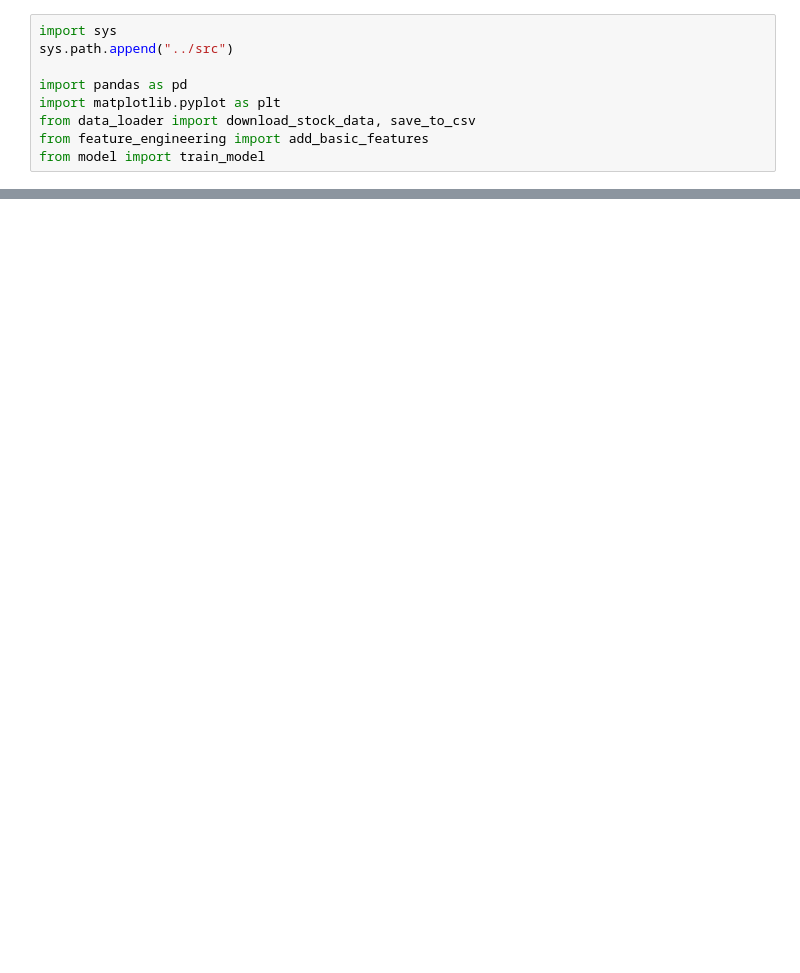
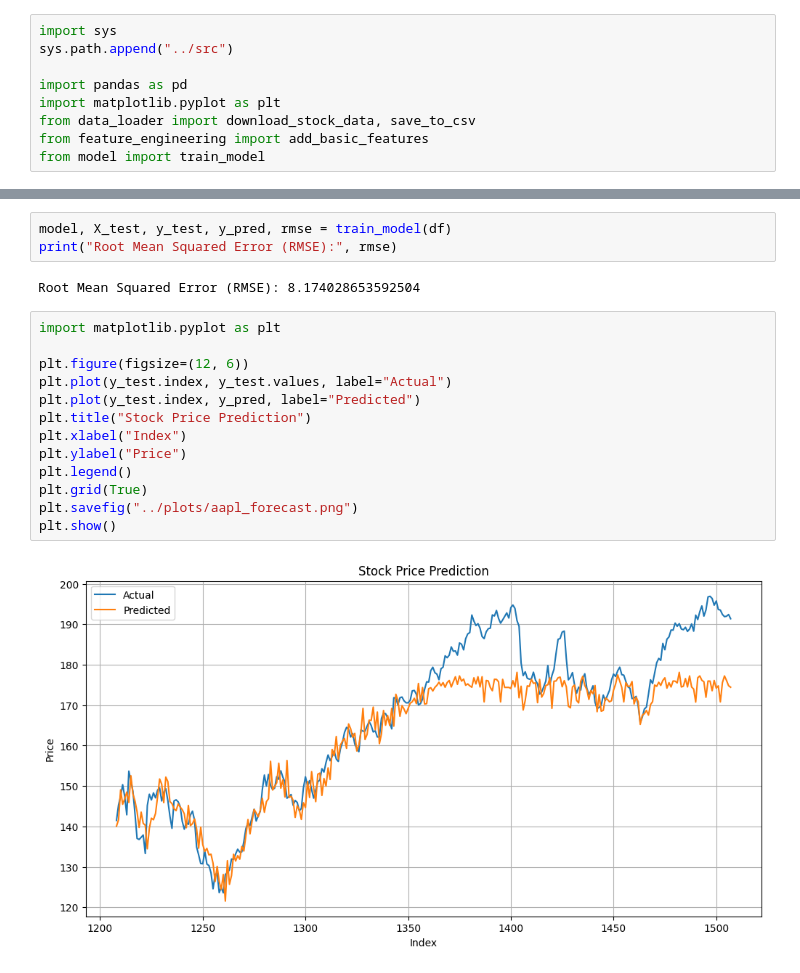
Before and after one commit to sqerbo01/stock-price-forecasting, a Jupyter notebook: notebooks/01_baseline_forecasting.ipynb, the cells around one changed output, grey strips where cells are left out. Saved outputs shown, nothing was run; the diff lists cells and outputs as text; blank space fills up the shorter version.

Commit message:
Completed the first xgboost model

```diff
--- a/notebooks/01_baseline_forecasting.ipynb
+++ b/notebooks/01_baseline_forecasting.ipynb
@@ -37,0 +33,20 @@ KeyError: 'Adj Close'
+# %%
+model, X_test, y_test, y_pred, rmse = train_model(df)
+print("Root Mean Squared Error (RMSE):", rmse)
+# %% [output]
+Root Mean Squared Error (RMSE): 8.174028653592504
+# %%
+import matplotlib.pyplot as plt
+
+plt.figure(figsize=(12, 6))
+plt.plot(y_test.index, y_test.values, label="Actual")
+plt.plot(y_test.index, y_pred, label="Predicted")
+plt.title("Stock Price Prediction")
+plt.xlabel("Index")
+plt.ylabel("Price")
+plt.legend()
+plt.grid(True)
+plt.savefig("../plots/aapl_forecast.png")
+plt.show()
+# %% [output]
+[figure, added]
```
Also changed, not shown: parts of 3 cells of this notebook, 2 other files.
